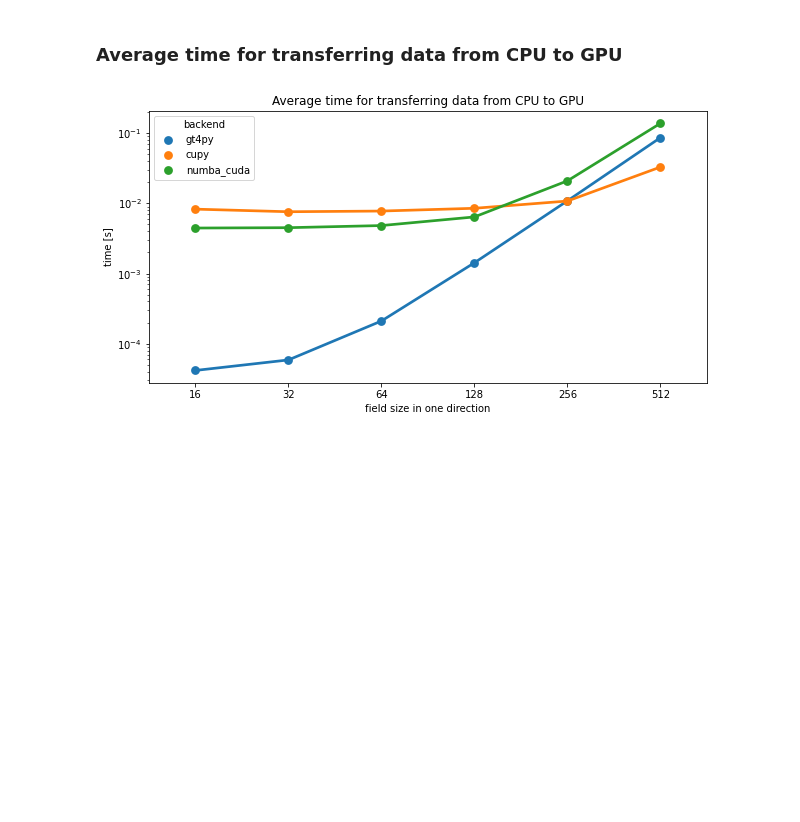
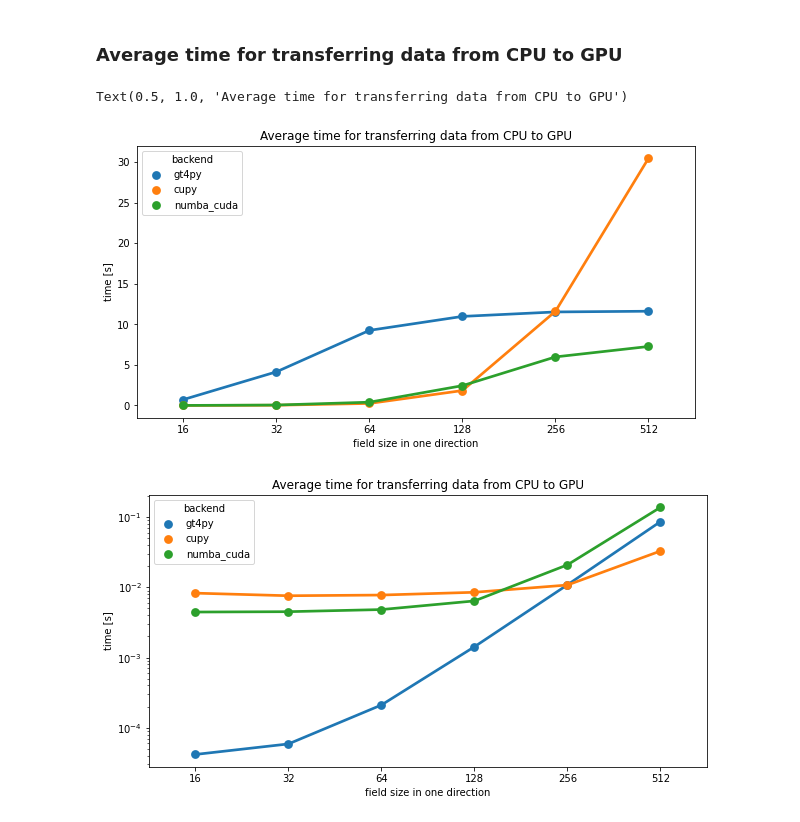
Before and after one commit to lrndrs/HPC4WC_group7, a Jupyter notebook: evaluation_bandwidth.ipynb, the cells around one changed output. Cells and saved outputs as stored; diff of their text form; code cells hidden in the pictures; blank space fills up the shorter version.

```diff
--- a/evaluation_bandwidth.ipynb
+++ b/evaluation_bandwidth.ipynb
@@ -108,3 +123,15 @@ print(peak_bandwidth_in_gbs)
+# %%
+plt.figure(figsize=(10,5))
+chart=sns.pointplot(x="nx", y="memory_bandwidth_in_gbs",
+                  hue="backend",
+                  data=df_old,ci=False
+                 )
+chart.set(xlabel='field size in one direction', ylabel='time [s]')
+plt.title('Average time for transferring data from CPU to GPU')
+#chart.set_yscale("log")
+# %% [output]
+Text(0.5, 1.0, 'Average time for transferring data from CPU to GPU')
+[figure, added]
 # %%
 plt.figure(figsize=(10,5))
 chart=sns.pointplot(x="nx", y="time_avg",
```
Also changed, not shown: parts of 25 cells of this notebook, 4 other files.
